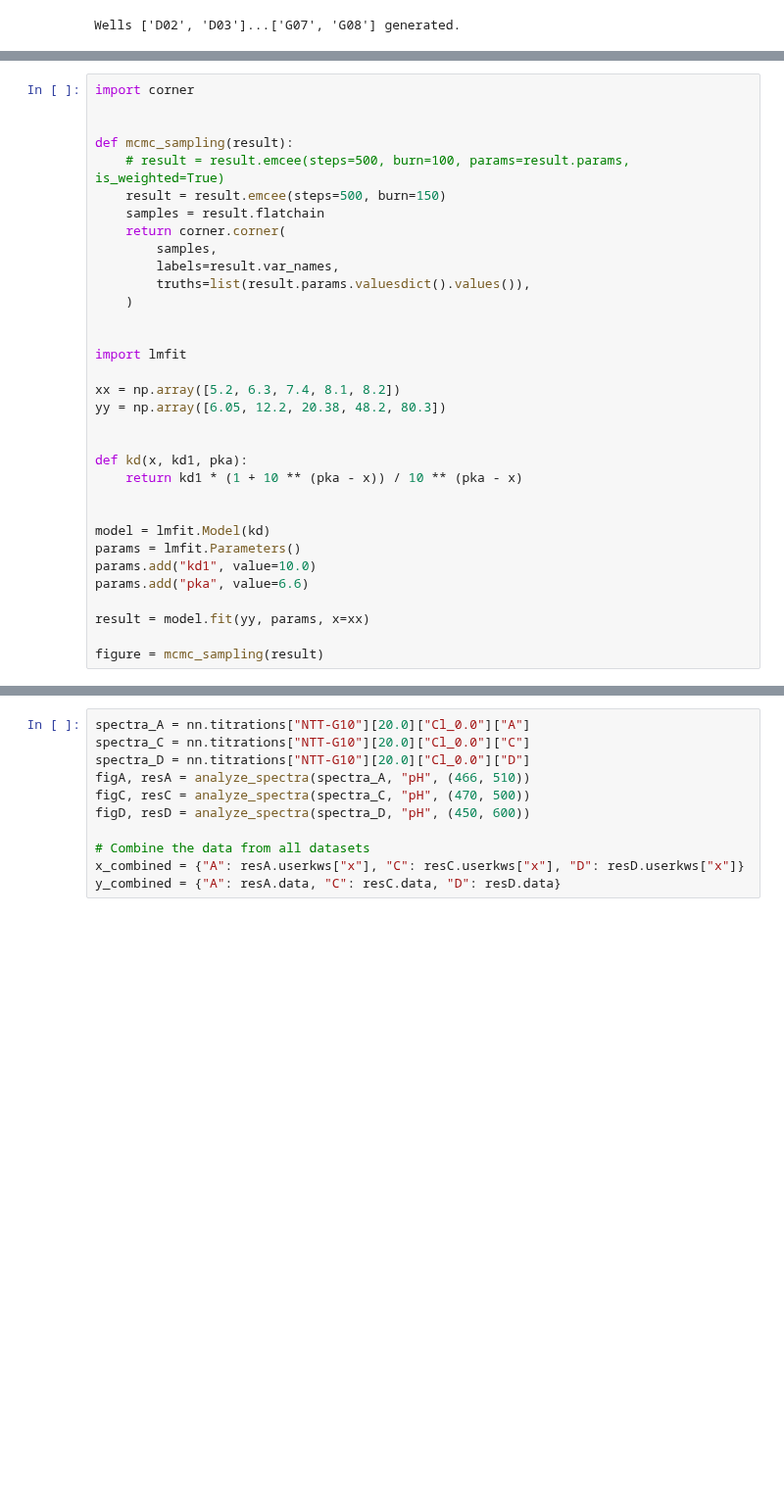
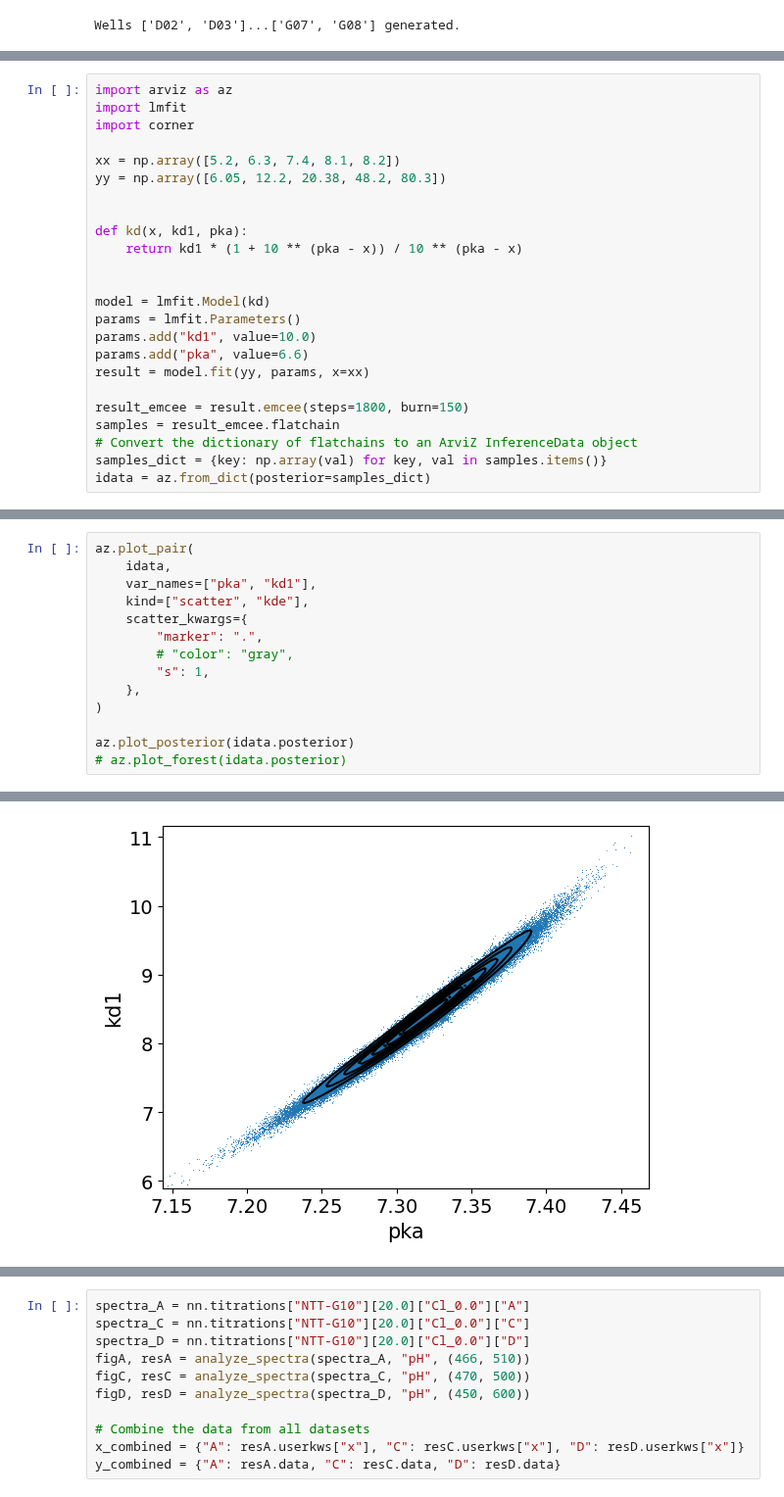
Before and after one commit to darosio/ClopHfit, a Jupyter notebook: docs/tutorials/prenspire.ipynb, the cells around one changed output, grey strips where cells are left out. Shown at 98% size. Drawn from its saved outputs; the diff is of its cells as text; blank space fills up the shorter version.

```diff
--- a/docs/tutorials/prenspire.ipynb
+++ b/docs/tutorials/prenspire.ipynb
@@ -123,19 +116,7 @@ print(figures_results[1].ci_report(ndigits=2, with_offset=False))
 # %%
+import arviz as az
+import lmfit
 import corner
-
-
-def mcmc_sampling(result):
-    # result = result.emcee(steps=500, burn=100, params=result.params, is_weighted=True)
-    result = result.emcee(steps=500, burn=150)
-    samples = result.flatchain
-    return corner.corner(
-        samples,
-        labels=result.var_names,
-        truths=list(result.params.valuesdict().values()),
-    )
-
-
-import lmfit
 
 xx = np.array([5.2, 6.3, 7.4, 8.1, 8.2])
 yy = np.array([6.05, 12.2, 20.38, 48.2, 80.3])
@@ -149,7 +130,10 @@ model = lmfit.Model(kd)
 params = lmfit.Parameters()
 params.add("kd1", value=10.0)
 params.add("pka", value=6.6)
-
 result = model.fit(yy, params, x=xx)
 
-figure = mcmc_sampling(result)
+result_emcee = result.emcee(steps=1800, burn=150)
+samples = result_emcee.flatchain
+# Convert the dictionary of flatchains to an ArviZ InferenceData object
+samples_dict = {key: np.array(val) for key, val in samples.items()}
+idata = az.from_dict(posterior=samples_dict)
@@ -160,0 +140,15 @@ tau: [20.13286349 20.29655236]
+# %%
+az.plot_pair(
+    idata,
+    var_names=["pka", "kd1"],
+    kind=["scatter", "kde"],
+    scatter_kwargs={
+        "marker": ".",
+        # "color": "gray",
+        "s": 1,
+    },
+)
+
+az.plot_posterior(idata.posterior)
+# az.plot_forest(idata.posterior)
+# %% [output]
@@ -160,0 +157 @@ tau: [20.13286349 20.29655236]
+[figure, added]
```
Also changed, not shown: parts of 16 cells of this notebook, 4 other files.
